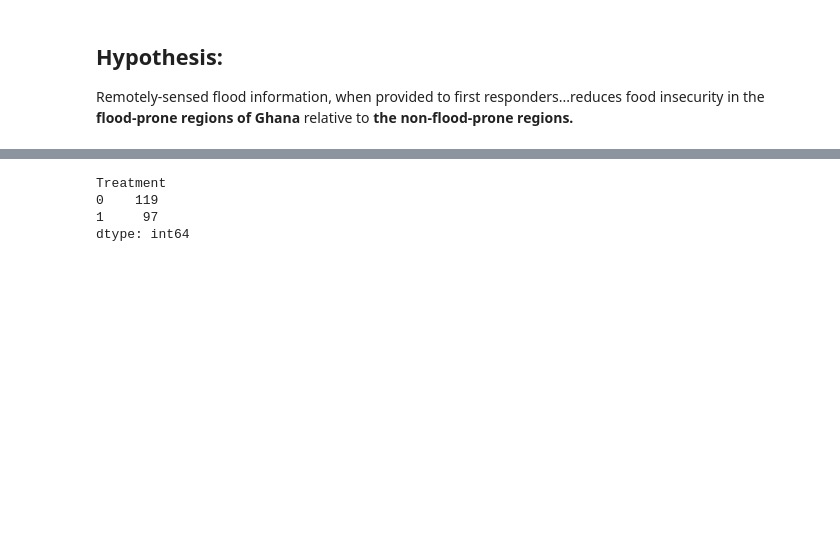
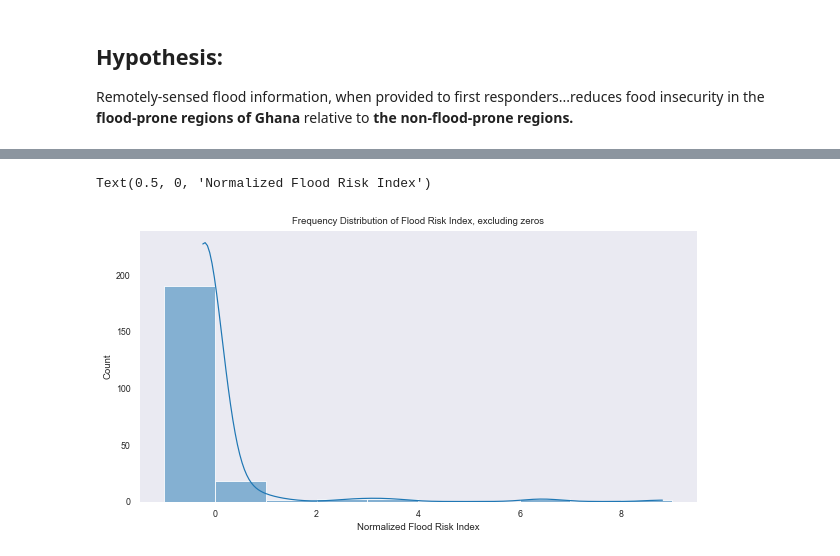
Before and after one commit to sriramesh/DoubleDiff-Ghana-Satellites-Floods, a Jupyter notebook: 04-Data-Analysis-Results/01-TC-Assignment/Treatment Control Assignment FINAL.ipynb, the cells around one changed output, grey strips where cells are left out. Cells and saved outputs as stored; diff of their text form; code cells hidden in the pictures; blank space fills up the shorter version.

```diff
--- a/04-Data-Analysis-Results/01-TC-Assignment/Treatment Control Assignment FINAL.ipynb
+++ b/04-Data-Analysis-Results/01-TC-Assignment/Treatment Control Assignment FINAL.ipynb
@@ -92,21 +84,17 @@ Weights assigned - roads:  0
-# %%
-import numpy as np
-
-# generate boolean treatment-control assignment variable to use moving forward ----
-
-tot_flood_risk['Treatment'] = None
-n_treatment = round(len(tot_flood_risk) * treatment_control_cutoff)
-tot_flood_risk.loc[tot_flood_risk.index[0:n_treatment], 'Treatment'] = 1
-tot_flood_risk.loc[tot_flood_risk.index[n_treatment:len(tot_flood_risk)], 'Treatment'] = 0
-
-# assert to ensure all districts were assigned to treatment vs control
-assert tot_flood_risk.groupby('Treatment').size()[0]+tot_flood_risk.groupby('Treatment').size()[1] == len(tot_flood_risk)
-print(tot_flood_risk.groupby('Treatment').size())
-
-# write to disk
-tot_flood_risk.to_csv(path_output+name_output_file, index = False, header=True)
-# %% [output]
-Treatment
-0    119
-1     97
-dtype: int64
+# %%
+import matplotlib.pyplot as plt
+import seaborn as sns
+
+sns.set_context("paper")
+sns.set_style("dark")
+
+## Histogram of Flood Risk Index values (Normalized)
+fig, ax = plt.subplots(figsize=(10,5)) # initialize figure and figure size
+ax = sns.histplot(data=tot_flood_risk,
+                  x="Risk_Norm", binwidth=1, binrange=(-1,9), stat='count', palette='spectral', kde=True) # plot
+
+plt.title('Frequency Distribution of Flood Risk Index, excluding zeros')
+plt.xlabel('Normalized Flood Risk Index')
+# %% [output]
+Text(0.5, 0, 'Normalized Flood Risk Index')
+[figure, added]
```
Also changed, not shown: parts of 6 cells of this notebook, 25 other files.
